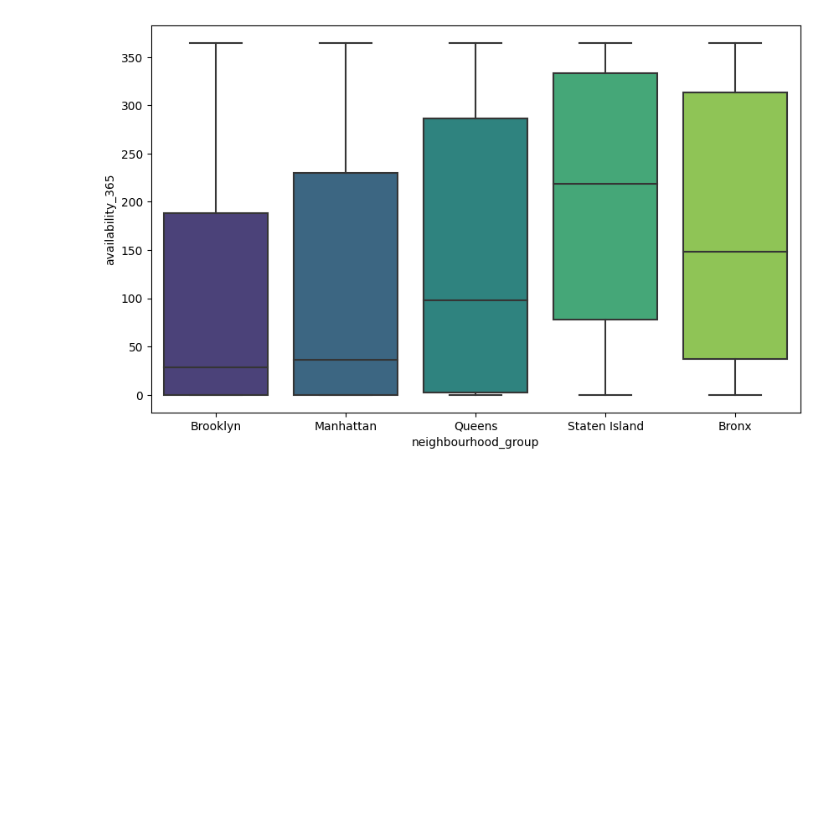
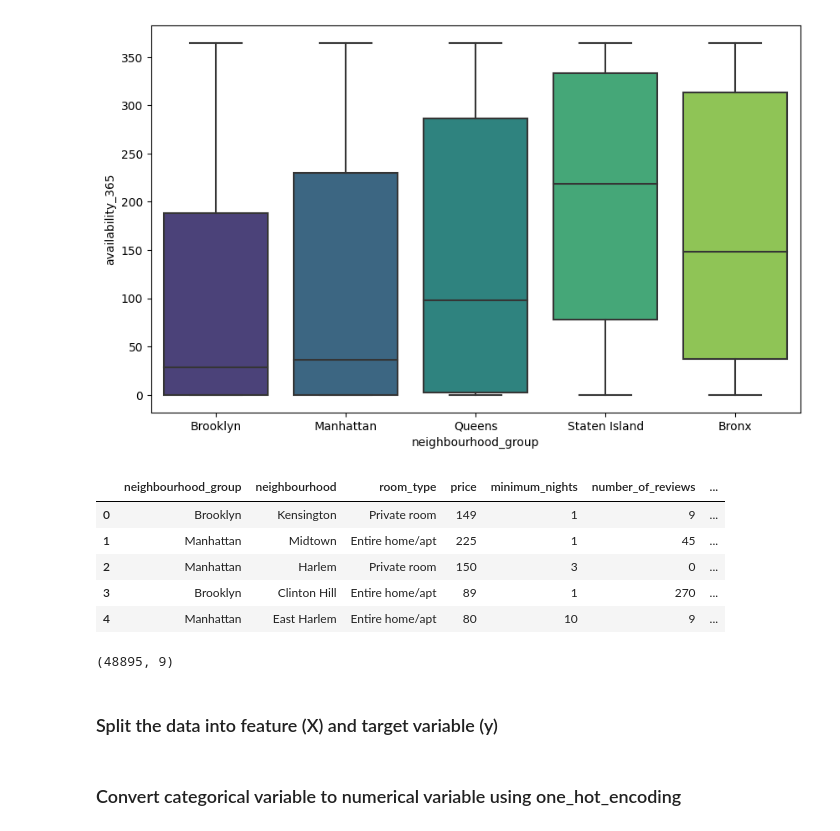
Before and after one commit to Sayantika96/New_York_AirBnb_Data, a Jupyter notebook: NY_AirBnb_DataWrangling_Analysis_Visualization.ipynb, the cells around one changed output. Saved outputs shown, nothing was run; the diff lists cells and outputs as text; code cells hidden in the pictures; blank space fills up the shorter version.

```diff
--- a/NY_AirBnb_DataWrangling_Analysis_Visualization.ipynb
+++ b/NY_AirBnb_DataWrangling_Analysis_Visualization.ipynb
@@ -282,3 +260,19 @@ plt.figure(figsize=(10,6))
 ax = sns.boxplot(data=df, x='neighbourhood_group',y='availability_365',palette= 'viridis')
 # %% [output]
 [figure]
+# %%
+df.drop(['host_id','name','latitude','longitude','id','host_name','last_review'], axis=1, inplace=True)
+df.head()
+# %% [output]
+|  | neighbourhood_group | neighbourhood | room_type | price | minimum_nights | number_of_reviews | ... |
+| 0 | Brooklyn | Kensington | Private room | 149 | 1 | 9 | ... |
+| 1 | Manhattan | Midtown | Entire home/apt | 225 | 1 | 45 | ... |
+| 2 | Manhattan | Harlem | Private room | 150 | 3 | 0 | ... |
+| 3 | Brooklyn | Clinton Hill | Entire home/apt | 89 | 1 | 270 | ... |
+| 4 | Manhattan | East Harlem | Entire home/apt | 80 | 10 | 9 | ... |
+# %%
+df.shape
+# %% [output]
+(48895, 9)
+# %% [markdown]
+### Split the data into feature (X) and target variable (y)
@@ -284,0 +282,2 @@ ax = sns.boxplot(data=df, x='neighbourhood_group',y='availability_365',palette=
+# %% [markdown]
+### Convert categorical variable to numerical variable using one_hot_encoding
```
Also changed, not shown: parts of 21 cells of this notebook.
